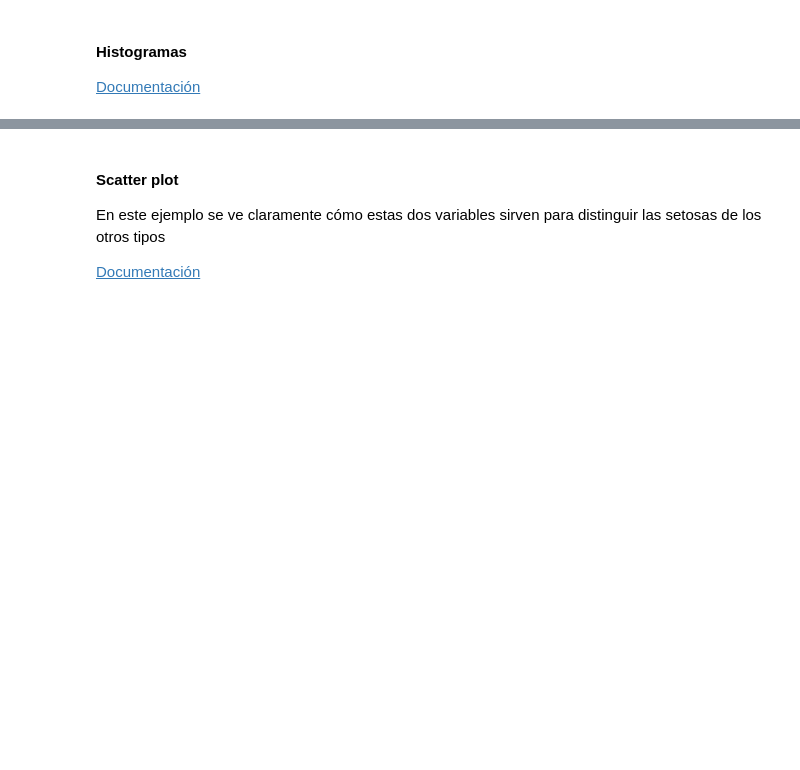
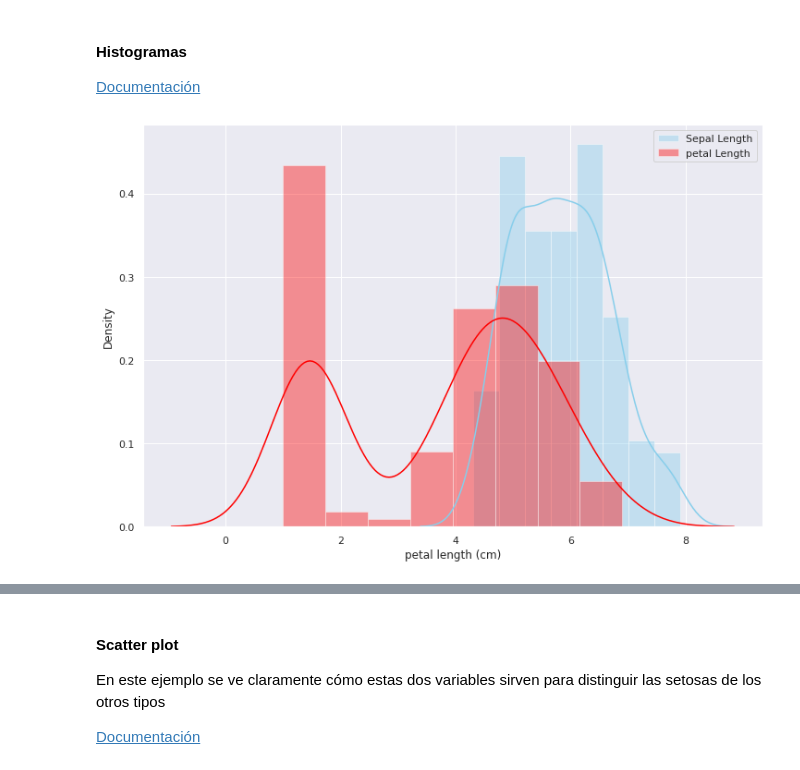
Before and after one commit to fercardiaz-tbs/DSPT_TBS_SVL_0923, a Jupyter notebook: 2-Data Analytics/5-Visualizacion/2-Seaborn/Teoria/EDA_Seaborn.ipynb, the cells around one changed output, grey strips where cells are left out. Cells and saved outputs as stored; diff of their text form; code cells hidden in the pictures; blank space fills up the shorter version.

```diff
--- a/2-Data Analytics/5-Visualizacion/2-Seaborn/Teoria/EDA_Seaborn.ipynb
+++ b/2-Data Analytics/5-Visualizacion/2-Seaborn/Teoria/EDA_Seaborn.ipynb
@@ -55,7 +35,7 @@ Boston house prices dataset
 # %%
 # Cargamos las features en un DataFrame:
-iris_df = pd.read_csv("data/iris.csv")
-boston_df = pd.read_csv("data/boston.csv")
+iris_df = pd.read_csv("data/iris.csv",index_col=0)
+boston_df = pd.read_csv("data/boston.csv",index_col=0)
 
 # Cargamos tb el dataset del titanic
 titanic_df = pd.read_csv("data/titanic.csv", sep="\t")
@@ -300,9 +371,11 @@ sns.kdeplot(data=iris_df[iris_df.columns.values[0:4]], shade=True);
 [Documentación](https://seaborn.pydata.org/generated/seaborn.distplot.html)
 # %%
 plt.figure(figsize=(12,8))
-sns.distplot(iris_df["sepal length (cm)"] , color="skyblue", label="Sepal Length")
-sns.distplot(iris_df["sepal width (cm)"] , color="red", label="Sepal Width")
+sns.distplot(iris_df["sepal length (cm)"] , bins=8, color="skyblue", label="Sepal Length")
+sns.distplot(iris_df["petal length (cm)"] , bins=8, color="red", label="petal Length")
 plt.legend();
+# %% [output]
+[figure, added]
 # %%
 f, axes = plt.subplots(2, 2, figsize=(15,10), sharex=True)
 sns.distplot(iris_df["sepal length (cm)"] , color="skyblue", ax=axes[0, 0])
```
Also changed, not shown: parts of 33 cells of this notebook.
